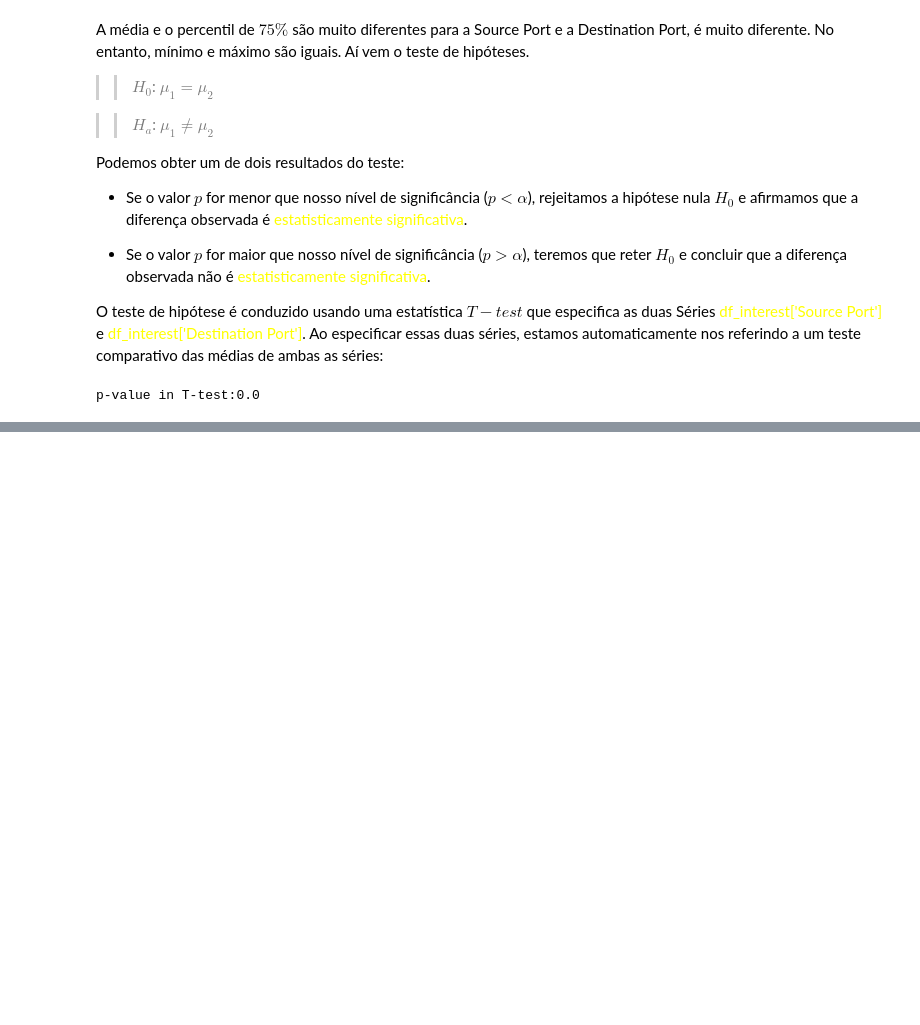
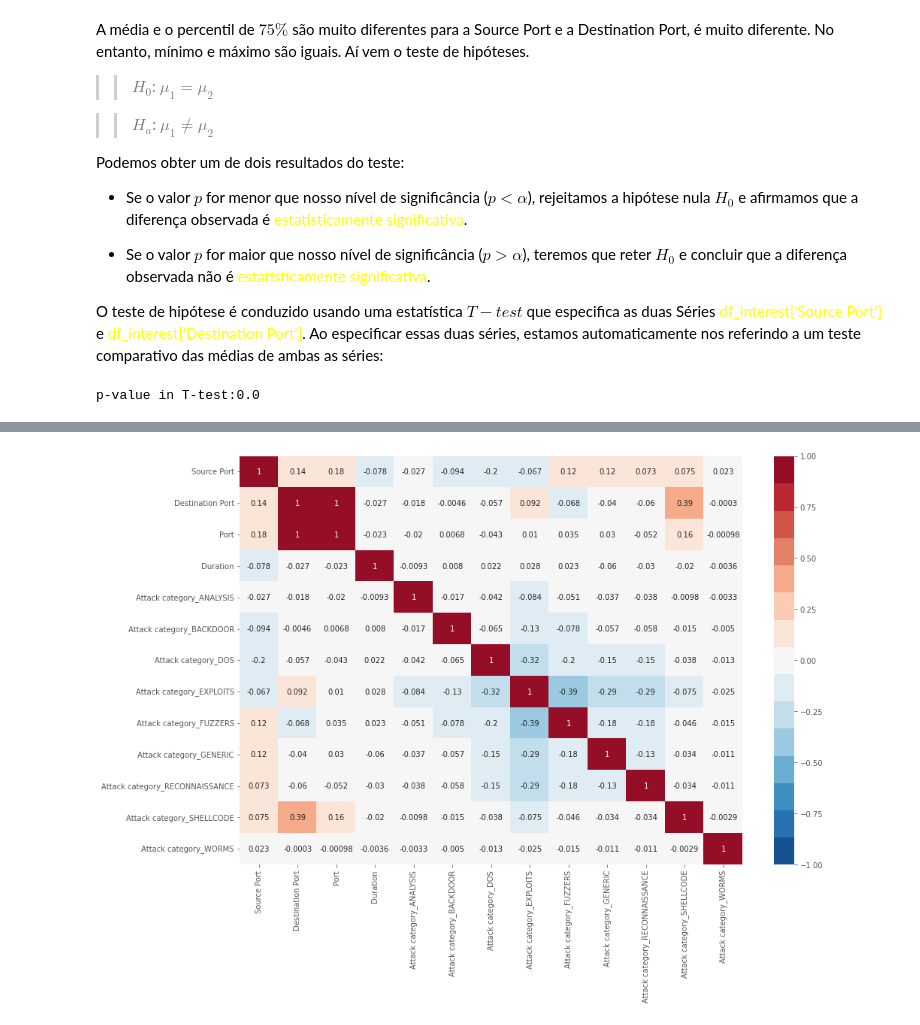
Before and after one commit to EddyGiusepe/Cyber_Security_1, a Jupyter notebook: CyberSecurity_Kaggle.ipynb, the cells around one changed output, grey strips where cells are left out. Drawn from its saved outputs; the diff is of its cells as text; code cells hidden in the pictures; blank space fills up the shorter version.

```diff
--- a/CyberSecurity_Kaggle.ipynb
+++ b/CyberSecurity_Kaggle.ipynb
@@ -578,0 +608,9 @@ p-value in T-test:0.0
+# %%
+df_dummies = pd.get_dummies(newdf, columns=['Attack category'])
+# %%
+plt.figure(figsize=(15,10))
+sns.heatmap(df_dummies.corr(method='pearson'),
+            annot=True, vmin=-1.0, vmax=1.0, cmap=sns.color_palette("RdBu_r", 15))
+plt.show()
+# %% [output]
+[figure, added]
```
Also changed, not shown: parts of 22 cells of this notebook.
